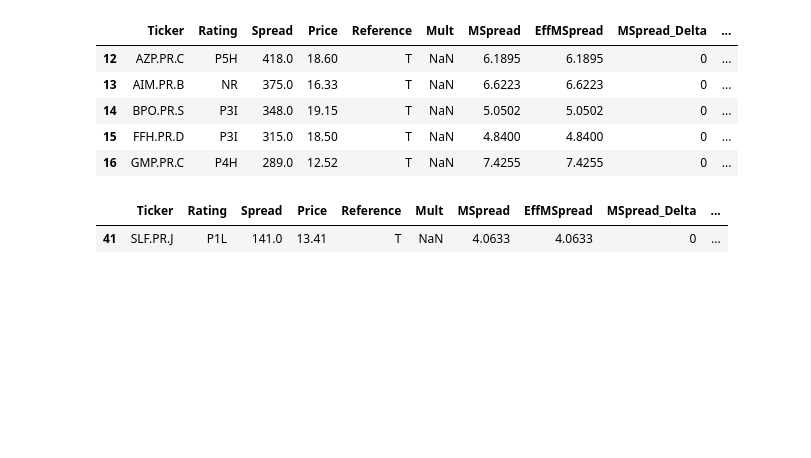
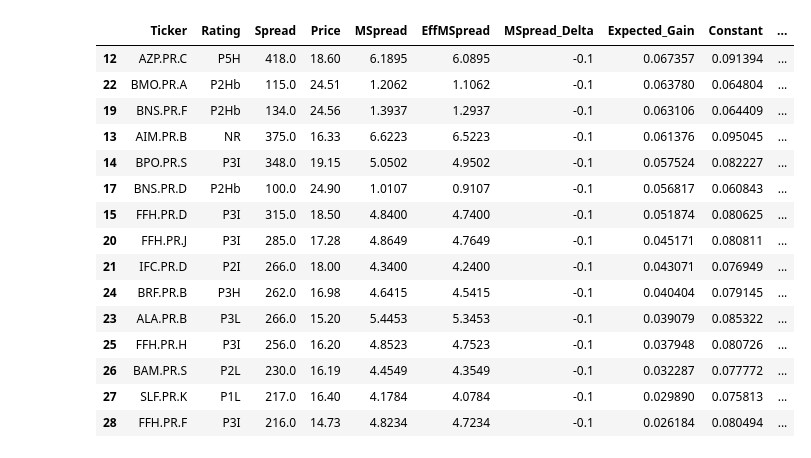
Before and after one commit to mishaba/canprefs, a Jupyter notebook: Prefhack.ipynb, the cells around one changed output. Cells and saved outputs as stored; diff of their text form; code cells hidden in the pictures; blank space fills up the shorter version.

```diff
--- a/Prefhack.ipynb
+++ b/Prefhack.ipynb
@@ -166,0 +20,12 @@ TBILL_PERCENT = 1.66
+# %%
+TICKER_BLACKLIST = ['GMP.PR.C', 'NPI.PR.B']
+
+floats = pd.read_csv('./floats.csv')
+
+# For now, skip the prefs that are indexed to Prime
+tprefs = floats[floats["Reference"]!='P'].copy()
+tprefs.drop(columns=['Mult','Reference'],inplace=True)
+## clean up blacklist
+tprefs = tprefs[[x not in TICKER_BLACKLIST for x in tprefs['Ticker']]]
+tprefs['Price'] = [fetch_last_close_in_dollars(x) for x in tprefs['Ticker']]
+tprefs
@@ -228,54 +78,40 @@ tpm['SpreadToAverage'] = tpm['MSpread'] - tpm['AvgSpread']
 # %%
 # Now that we have Market Spread, figure out total gain after a year, and an assumed
 # Tbill rate (say 1.4)
 #
 # annualized_gain_cg_and_dividend_decimal(num_years, current_price, tbill_rate_in_percent,
 #                            market_spread_in_percent, issue_spread_in_bips, par=25)
 #
-# [round(float_market_spread_in_percent(price,TBILL_PERCENT,spread),3) for (price,spread) in
-#     zip(tprefs["Price"],tprefs["Spread"])]
+#
 
-
-
-TBILL_SCN = {"SlightDrop": (1.4, 1), "BigDrop": (1.14,1) , "Panic": (0.7,1)}
-
-def create_tbill_scenarios_from_mspread(mspread_delta,df) :
-    df["EffMSpread"] = df["MSpread"] + mspread_delta
-    df["MSpread_Delta"] = mspread_delta
-    for scn_name,(rate,years) in TBILL_SCN.items() :
-
-        df[scn_name] = [annualized_gain_cg_and_dividend_decimal(years, price, rate,
-                                                 mspread,spread) for (price,mspread,spread) in
-                zip(df['Price'], df['EffMSpread'], df['Spread'])]
-
-
-    return df
-
-
-create_tbill_scenarios_from_mspread(0, tprefs)
+create_tbill_scenarios_from_mspread(-0.1, tprefs,False)
 
 # float_capital_gain_given_tbill_and_market_spread(current_price,
 #                                                    tbill_rate_in_percent,
 #                                                     market_spread_in_percent,
 #                                                   issue_spread_in_bips,
 
 #tprefs["CG"] = [float_capital_gain_given_tbill_and_market_spread(price, 1.4,
 #                                                  mspread,spread)/price for (price,mspread,spread) in
 #                 zip(tprefs['Price'], tprefs['MSpread'], tprefs['Spread'])]
 # tprefs.sort_values(by=['Scn1'], ascending=False).head()
-tprefs.head()
+tprefs.sort_values(by='Expected_Gain',ascending=False).head(15)
 # %% [output]
-|  | Ticker | Rating | Spread | Price | Reference | Mult | MSpread | EffMSpread | MSpread_Delta | ... |
-| 12 | AZP.PR.C | P5H | 418.0 | 18.60 | T | NaN | 6.1895 | 6.1895 | 0 | ... |
-| 13 | AIM.PR.B | NR | 375.0 | 16.33 | T | NaN | 6.6223 | 6.6223 | 0 | ... |
-| 14 | BPO.PR.S | P3I | 348.0 | 19.15 | T | NaN | 5.0502 | 5.0502 | 0 | ... |
-| 15 | FFH.PR.D | P3I | 315.0 | 18.50 | T | NaN | 4.8400 | 4.8400 | 0 | ... |
-| 16 | GMP.PR.C | P4H | 289.0 | 12.52 | T | NaN | 7.4255 | 7.4255 | 0 | ... |
+|  | Ticker | Rating | Spread | Price | MSpread | EffMSpread | MSpread_Delta | Expected_Gain | Constant | ... |
+| 12 | AZP.PR.C | P5H | 418.0 | 18.60 | 6.1895 | 6.0895 | -0.1 | 0.067357 | 0.091394 | ... |
+| 22 | BMO.PR.A | P2Hb | 115.0 | 24.51 | 1.2062 | 1.1062 | -0.1 | 0.063780 | 0.064804 | ... |
+| 19 | BNS.PR.F | P2Hb | 134.0 | 24.56 | 1.3937 | 1.2937 | -0.1 | 0.063106 | 0.064409 | ... |
+| 13 | AIM.PR.B | NR | 375.0 | 16.33 | 6.6223 | 6.5223 | -0.1 | 0.061376 | 0.095045 | ... |
+| 14 | BPO.PR.S | P3I | 348.0 | 19.15 | 5.0502 | 4.9502 | -0.1 | 0.057524 | 0.082227 | ... |
+| 17 | BNS.PR.D | P2Hb | 100.0 | 24.90 | 1.0107 | 0.9107 | -0.1 | 0.056817 | 0.060843 | ... |
+| 15 | FFH.PR.D | P3I | 315.0 | 18.50 | 4.8400 | 4.7400 | -0.1 | 0.051874 | 0.080625 | ... |
+| 20 | FFH.PR.J | P3I | 285.0 | 17.28 | 4.8649 | 4.7649 | -0.1 | 0.045171 | 0.080811 | ... |
+| 21 | IFC.PR.D | P2I | 266.0 | 18.00 | 4.3400 | 4.2400 | -0.1 | 0.043071 | 0.076949 | ... |
+| 24 | BRF.PR.B | P3H | 262.0 | 16.98 | 4.6415 | 4.5415 | -0.1 | 0.040404 | 0.079145 | ... |
+| 23 | ALA.PR.B | P3L | 266.0 | 15.20 | 5.4453 | 5.3453 | -0.1 | 0.039079 | 0.085322 | ... |
+| 25 | FFH.PR.H | P3I | 256.0 | 16.20 | 4.8523 | 4.7523 | -0.1 | 0.037948 | 0.080726 | ... |
+| 26 | BAM.PR.S | P2L | 230.0 | 16.19 | 4.4549 | 4.3549 | -0.1 | 0.032287 | 0.077772 | ... |
+| 27 | SLF.PR.K | P1L | 217.0 | 16.40 | 4.1784 | 4.0784 | -0.1 | 0.029890 | 0.075813 | ... |
+| 28 | FFH.PR.F | P3I | 216.0 | 14.73 | 4.8234 | 4.7234 | -0.1 | 0.026184 | 0.080494 | ... |
-# %%
-slf = tprefs[tprefs['Ticker']=='SLF.PR.J'].copy()
-slf
-# %% [output]
-|  | Ticker | Rating | Spread | Price | Reference | Mult | MSpread | EffMSpread | MSpread_Delta | ... |
-| 41 | SLF.PR.J | P1L | 141.0 | 13.41 | T | NaN | 4.0633 | 4.0633 | 0 | ... |
 # %%
 # spread deltas
```
Also changed, not shown: parts of 30 cells of this notebook, 3 other files.
